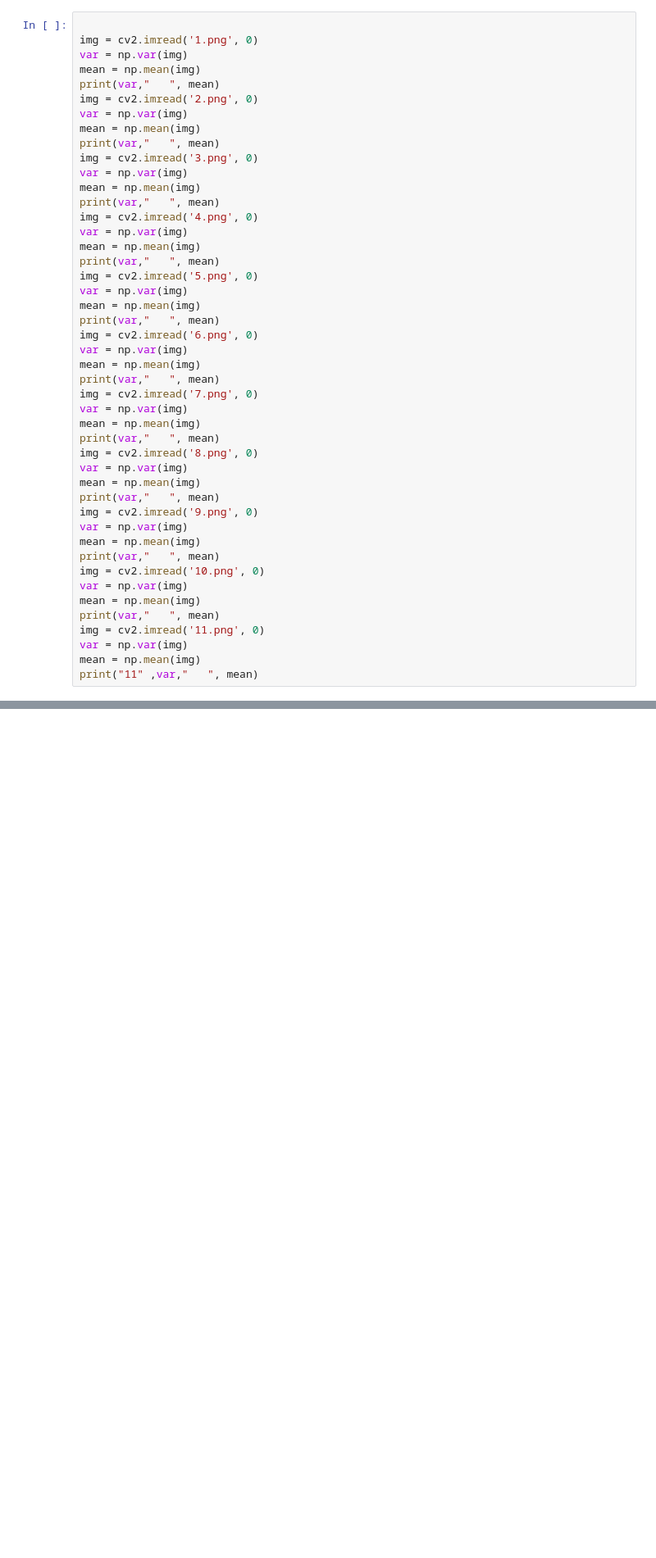
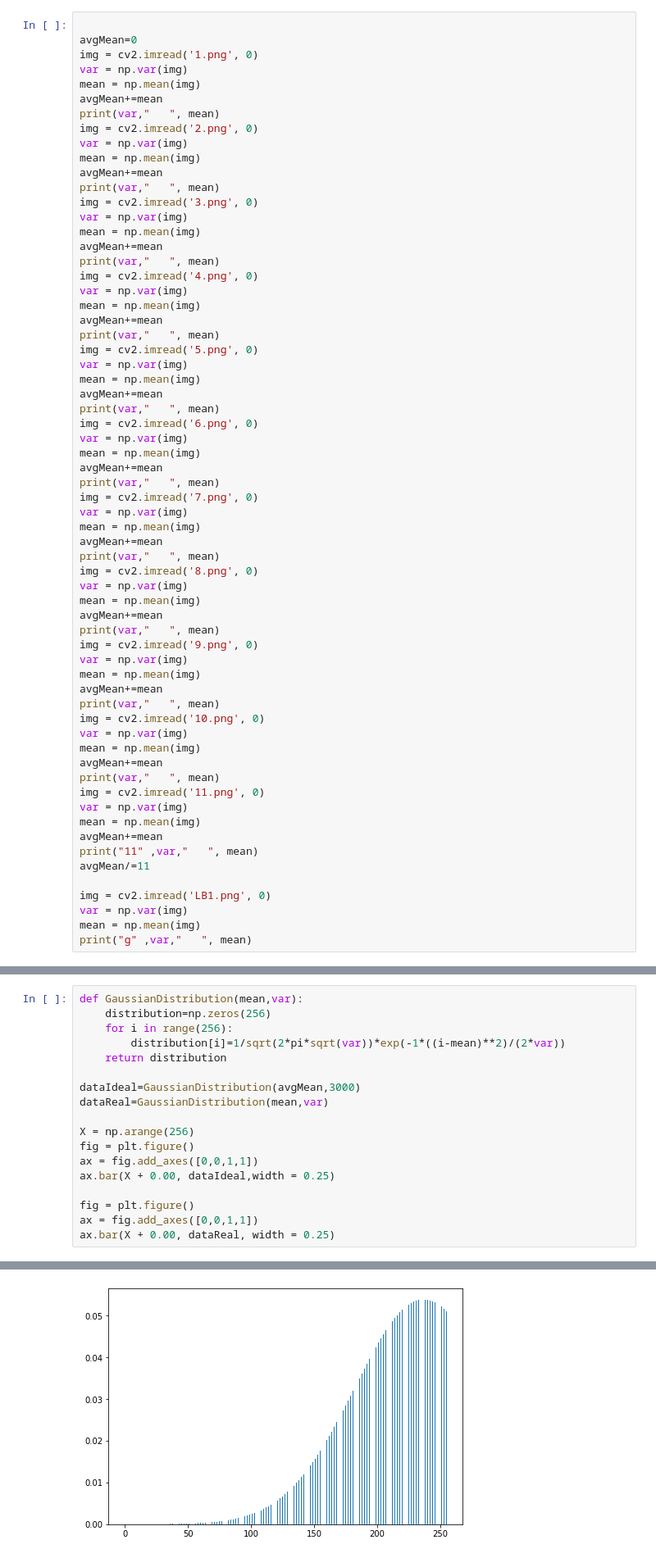
Before and after one commit to nadaabdelmaboud/Sm3ni, a Jupyter notebook: ContrastEnhancementTrails/GaussianDistributionMapping/GaussianDistributionMapping.ipynb, the cells around one changed output, grey strips where cells are left out. Shown at 82% size. Cells and saved outputs as stored; diff of their text form; blank space fills up the shorter version.

```diff
--- a/ContrastEnhancementTrails/GaussianDistributionMapping/GaussianDistributionMapping.ipynb
+++ b/ContrastEnhancementTrails/GaussianDistributionMapping/GaussianDistributionMapping.ipynb
@@ -4,49 +8,67 @@ import cv2
 # %%
 
+avgMean=0
 img = cv2.imread('1.png', 0)
 var = np.var(img)
 mean = np.mean(img)
+avgMean+=mean
 print(var,"   ", mean)
 img = cv2.imread('2.png', 0)
 var = np.var(img)
 mean = np.mean(img)
+avgMean+=mean
 print(var,"   ", mean)
 img = cv2.imread('3.png', 0)
 var = np.var(img)
 mean = np.mean(img)
+avgMean+=mean
 print(var,"   ", mean)
 img = cv2.imread('4.png', 0)
 var = np.var(img)
 mean = np.mean(img)
+avgMean+=mean
 print(var,"   ", mean)
 img = cv2.imread('5.png', 0)
 var = np.var(img)
 mean = np.mean(img)
+avgMean+=mean
 print(var,"   ", mean)
 img = cv2.imread('6.png', 0)
 var = np.var(img)
 mean = np.mean(img)
+avgMean+=mean
 print(var,"   ", mean)
 img = cv2.imread('7.png', 0)
 var = np.var(img)
 mean = np.mean(img)
+avgMean+=mean
 print(var,"   ", mean)
 img = cv2.imread('8.png', 0)
 var = np.var(img)
 mean = np.mean(img)
+avgMean+=mean
 print(var,"   ", mean)
 img = cv2.imread('9.png', 0)
 var = np.var(img)
 mean = np.mean(img)
+avgMean+=mean
 print(var,"   ", mean)
 img = cv2.imread('10.png', 0)
 var = np.var(img)
 mean = np.mean(img)
+avgMean+=mean
 print(var,"   ", mean)
 img = cv2.imread('11.png', 0)
 var = np.var(img)
 mean = np.mean(img)
+avgMean+=mean
 print("11" ,var,"   ", mean)
+avgMean/=11
+
+img = cv2.imread('LB1.png', 0)
+var = np.var(img)
+mean = np.mean(img)
+print("g" ,var,"   ", mean)
 # %% [output]
 2035.5912231599293     242.91985050665193
 2496.943592563108     243.8088887429387
@@ -61,0 +85,19 @@ print("11" ,var,"   ", mean)
+# %%
+def GaussianDistribution(mean,var):
+    distribution=np.zeros(256)
+    for i in range(256):
+        distribution[i]=1/sqrt(2*pi*sqrt(var))*exp(-1*((i-mean)**2)/(2*var))
+    return distribution
+
+dataIdeal=GaussianDistribution(avgMean,3000)
+dataReal=GaussianDistribution(mean,var)
+
+X = np.arange(256)
+fig = plt.figure()
+ax = fig.add_axes([0,0,1,1])
+ax.bar(X + 0.00, dataIdeal,width = 0.25)
+
+fig = plt.figure()
+ax = fig.add_axes([0,0,1,1])
+ax.bar(X + 0.00, dataReal, width = 0.25)
+# %% [output]
@@ -61,0 +105 @@ print("11" ,var,"   ", mean)
+[figure, added]
```
Also changed, not shown: parts of 7 cells of this notebook.
